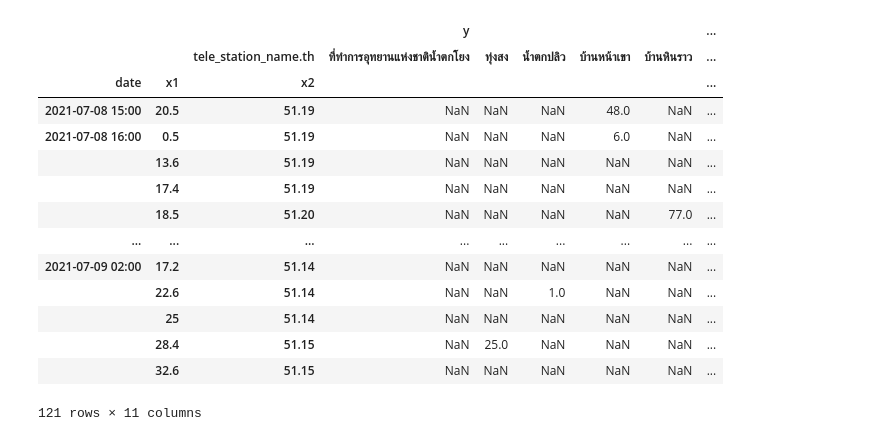
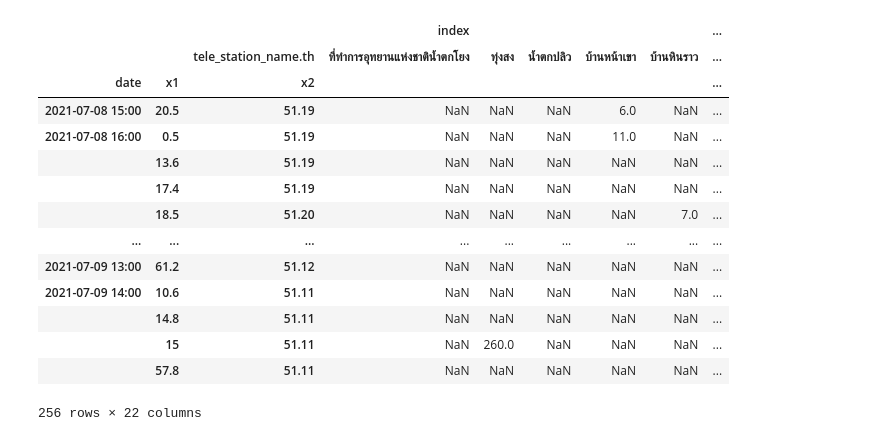
Before and after one commit to Pscar/rtfloodbma-ml, a Jupyter notebook: pivot.ipynb, the cells around one changed output. Saved outputs shown, nothing was run; the diff lists cells and outputs as text; code cells hidden in the pictures.

Commit message:
pivot

```diff
--- a/pivot.ipynb
+++ b/pivot.ipynb
@@ -70,2 +142,2 @@ dc
 # %%
-dc.drop(columns=['tele_station_oldcode','tele_station_type','tele_station_lat','tele_station_long','sub_basin_id'],axis=1)
+table=dc.drop(columns=['tele_station_oldcode','tele_station_type','tele_station_lat','tele_station_long','sub_basin_id'],axis=1)
@@ -86,22 +144,22 @@ dc.drop(columns=['tele_station_oldcode','tele_station_type','tele_station_lat','
 # %%
 # dc.reset_index().pivot_table(index=['date','x1','x2'],values='y', columns='tele_station_name.th')
 # %%
-table=dc.reset_index().pivot_table(index=['date','x1','x2'],values=['y'], columns='tele_station_name.th')
+final=table.reset_index().pivot_table(index=['date','x1','x2'],columns='tele_station_name.th')
 # %%
-table
+final
 # %% [output]
-|  |  |  | y |  |  |  |  | ... |
+|  |  |  | index |  |  |  |  | ... |
 |  |  | tele_station_name.th | ที่ทำการอุทยานแห่งชาติน้ำตกโยง | ทุ่งสง | น้ำตกปลิว | บ้านหน้าเขา | บ้านหินราว | ... |
 | date | x1 | x2 |  |  |  |  |  | ... |
-| 2021-07-08 15:00 | 20.5 | 51.19 | NaN | NaN | NaN | 48.0 | NaN | ... |
-| 2021-07-08 16:00 | 0.5 | 51.19 | NaN | NaN | NaN | 6.0 | NaN | ... |
+| 2021-07-08 15:00 | 20.5 | 51.19 | NaN | NaN | NaN | 6.0 | NaN | ... |
+| 2021-07-08 16:00 | 0.5 | 51.19 | NaN | NaN | NaN | 11.0 | NaN | ... |
 |  | 13.6 | 51.19 | NaN | NaN | NaN | NaN | NaN | ... |
 |  | 17.4 | 51.19 | NaN | NaN | NaN | NaN | NaN | ... |
-|  | 18.5 | 51.20 | NaN | NaN | NaN | NaN | 77.0 | ... |
+|  | 18.5 | 51.20 | NaN | NaN | NaN | NaN | 7.0 | ... |
 | ... | ... | ... | ... | ... | ... | ... | ... | ... |
-| 2021-07-09 02:00 | 17.2 | 51.14 | NaN | NaN | NaN | NaN | NaN | ... |
-|  | 22.6 | 51.14 | NaN | NaN | 1.0 | NaN | NaN | ... |
-|  | 25 | 51.14 | NaN | NaN | NaN | NaN | NaN | ... |
-|  | 28.4 | 51.15 | NaN | 25.0 | NaN | NaN | NaN | ... |
-|  | 32.6 | 51.15 | NaN | NaN | NaN | NaN | NaN | ... |
+| 2021-07-09 13:00 | 61.2 | 51.12 | NaN | NaN | NaN | NaN | NaN | ... |
+| 2021-07-09 14:00 | 10.6 | 51.11 | NaN | NaN | NaN | NaN | NaN | ... |
+|  | 14.8 | 51.11 | NaN | NaN | NaN | NaN | NaN | ... |
+|  | 15 | 51.11 | NaN | 260.0 | NaN | NaN | NaN | ... |
+|  | 57.8 | 51.11 | NaN | NaN | NaN | NaN | NaN | ... |
-121 rows × 11 columns
+256 rows × 22 columns
```
Also changed, not shown: parts of 10 cells of this notebook, 7 other files.
